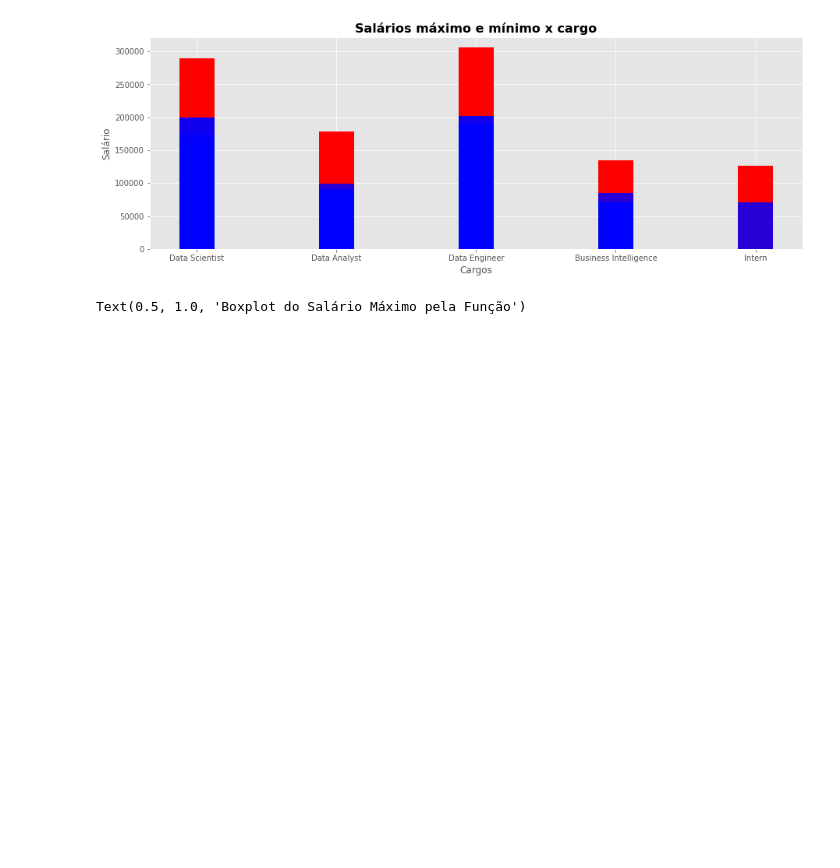
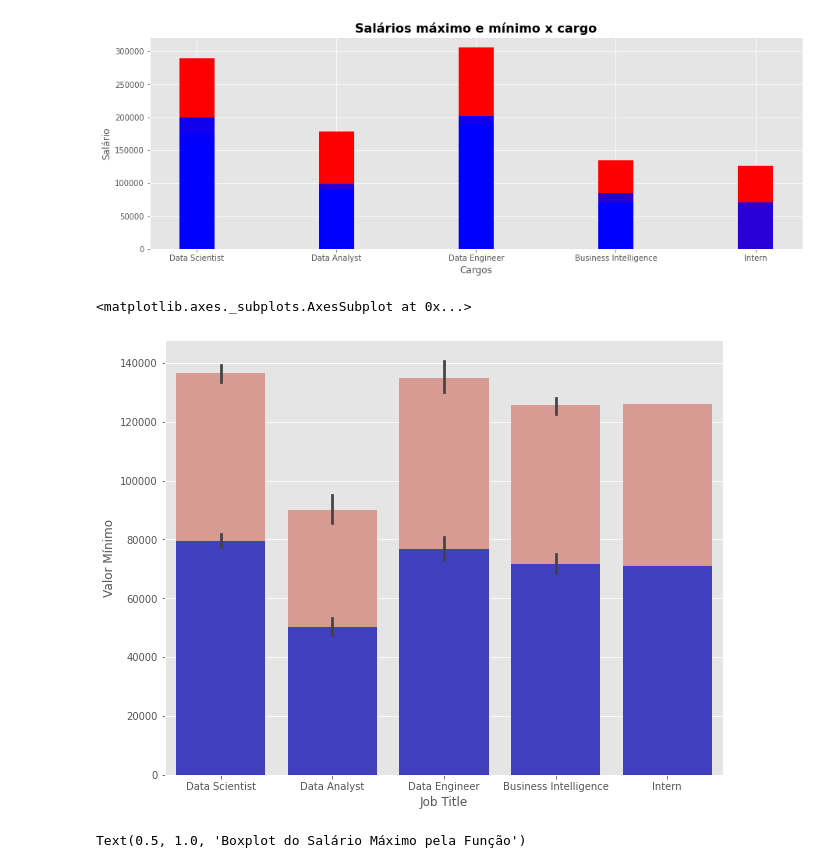
Before and after one commit to JoaoDaross/ProjetoFinalAwari, a Jupyter notebook: ProjetoFinalAwari.ipynb, the cells around one changed output. Drawn from its saved outputs; the diff is of its cells as text; code cells hidden in the pictures; blank space fills up the shorter version.

```diff
--- a/ProjetoFinalAwari.ipynb
+++ b/ProjetoFinalAwari.ipynb
@@ -176,5 +232,15 @@ df[['Cidade_HQ','Estado_HQ']] = df['Headquarters'].str.split(',', expand=True)
 # Substituindo  os valores vazios por Unknown
 df['Estado_HQ'] = df['Estado_HQ'].fillna('Unknown')
 
+# Transformando em paises
+df["Estado_HQ"].replace(
+    to_replace=[' CA', ' MD', ' FL', ' WA', ' NY', ' TX', ' VA', ' AR',
+       ' NJ', ' MA', ' CO', ' ID', ' GA', ' MI', ' IL', ' CT', ' NE', ' AL', ' MO', ' RI',
+       ' OH', ' PA', ' LA', ' DC', ' MN', ' AZ',' IN', ' SC', ' UT', ' TN', ' WI',
+       ' AK', ' NV', ' IA', ' NC',' OR', ' PR'],
+    value='USA',
+    inplace=True
+)
+
 # Excluindo a coluna 'Headquarters' porque ela foi dividida em duas colunas
 df.drop('Headquarters', axis=1, inplace=True)
@@ -324,6 +391,13 @@ plt.title('Salários máximo e mínimo x cargo',fontsize=16, fontweight='bold')
 # %% [output]
 Text(0.5, 1.0, 'Salários máximo e mínimo x cargo')
 [figure]
+# %%
+plt.figure(figsize=(10, 8))
+ax = sns.barplot(x="Job Title", y="Valor Máximo", data=df, color="salmon", saturation=.5)
+sns.barplot(x="Job Title", y="Valor Mínimo", data=df, color="blue", saturation=.5)
+# %% [output]
+<matplotlib.axes._subplots.AxesSubplot at 0x...>
+[figure, added]
 # %%
 plt.figure(figsize=(10, 8))
 sns.boxplot(x="Job Title", y = "Valor Máximo", data = df)
```
Also changed, not shown: parts of 14 cells of this notebook.
